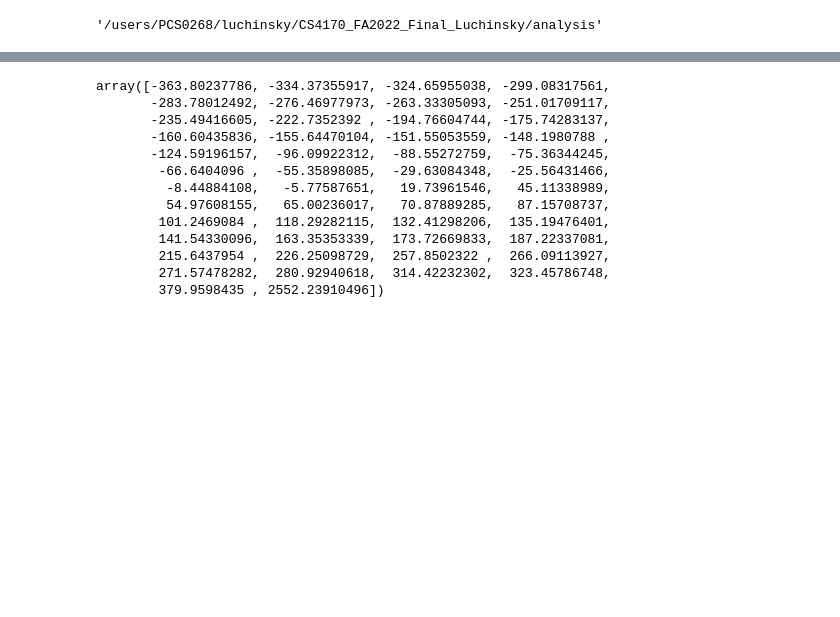
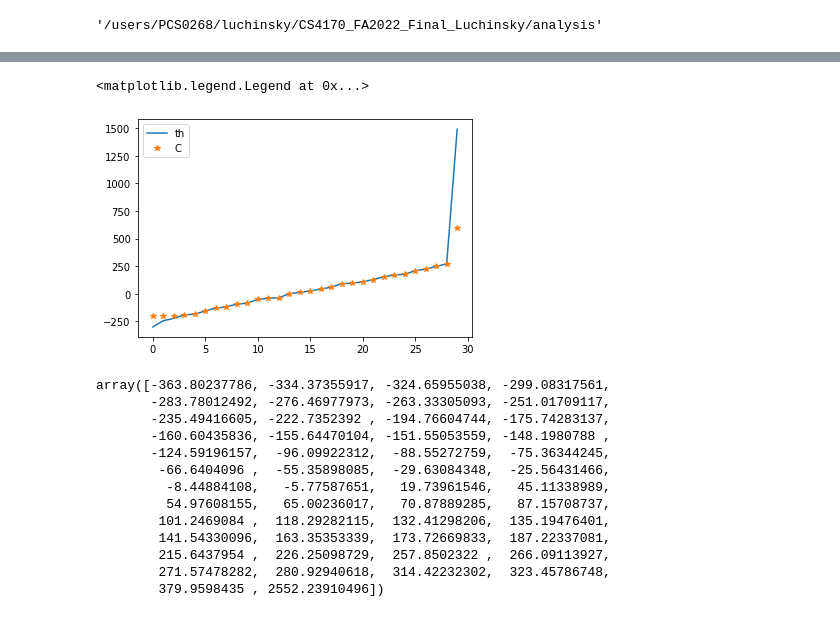
Before and after one commit to ALuchinsky/-Fall2022_CS4170, a Jupyter notebook: analysis/final_analysis.ipynb, the cells around one changed output, grey strips where cells are left out. Cells and saved outputs as stored; diff of their text form; code cells hidden in the pictures; blank space fills up the shorter version.

```diff
--- a/analysis/final_analysis.ipynb
+++ b/analysis/final_analysis.ipynb
@@ -34,3 +30,10 @@ array([1.82614298, 1.67842203, 1.62966158, 1.50127837, 1.42446315,
+# %%
+plt.plot(in_ev, label = "th")
+plt.plot(c_ev, "*", label = "C")
+plt.legend()
+# %% [output]
+<matplotlib.legend.Legend at 0x...>
+[figure, added]
 # %%
 in_ev
 # %% [output]
```
Also changed, not shown: parts of 2 cells of this notebook, 1 other file.
